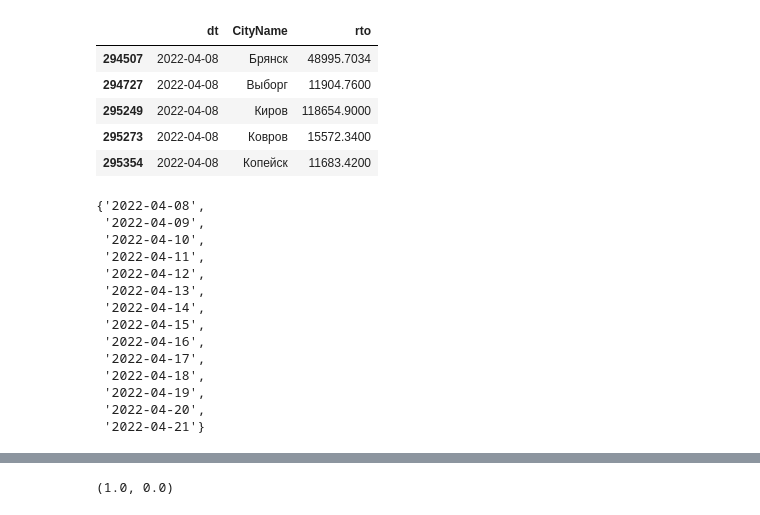
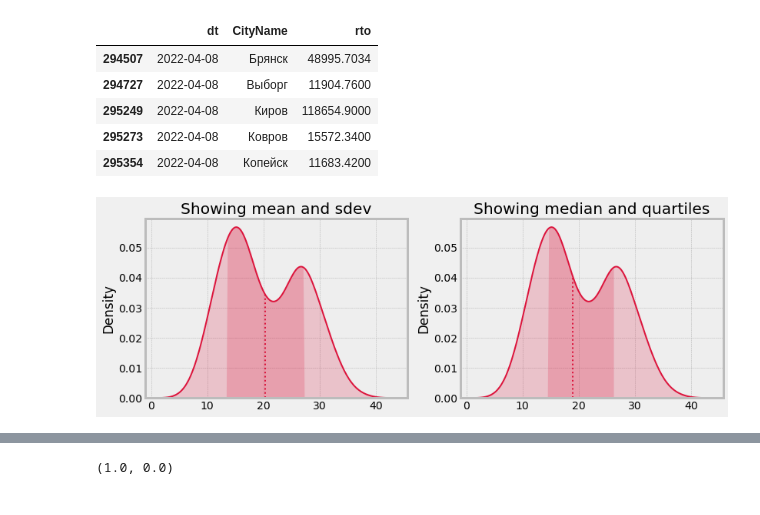
Before and after one commit to repinmihail/TestLab, a Jupyter notebook: development/dev-offline-units-exp.ipynb, the cells around one changed output, grey strips where cells are left out. Cells and saved outputs as stored; diff of their text form; code cells hidden in the pictures.

```diff
--- a/development/dev-offline-units-exp.ipynb
+++ b/development/dev-offline-units-exp.ipynb
@@ -878,23 +878,6 @@ validation_cities.head()
 | 295249 | 2022-04-08 | Киров | 118654.9000 |
 | 295273 | 2022-04-08 | Ковров | 15572.3400 |
 | 295354 | 2022-04-08 | Копейск | 11683.4200 |
-# %%
-set(validation_cities["dt"].values)
-# %% [output]
-{'2022-04-08',
- '2022-04-09',
- '2022-04-10',
- '2022-04-11',
- '2022-04-12',
- '2022-04-13',
- '2022-04-14',
- '2022-04-15',
- '2022-04-16',
- '2022-04-17',
- '2022-04-18',
- '2022-04-19',
- '2022-04-20',
- '2022-04-21'}
 # %%
 def plot_ci(difference, point_estimation, ci):
     sns.kdeplot(difference, label='kde статистики')
@@ -905,6 +887,32 @@ def plot_ci(difference, point_estimation, ci):
     plt.title('Доверительный интервал')
     plt.legend()
     plt.show()
+# %%
+# пример визуализации доверительного интервала - TODO
+
+x = np.random.normal(np.tile(np.random.uniform(10, 30, 5), 50), 3)
+fig, axes = plt.subplots(ncols=2, figsize=(12, 4))
+for ax in axes:
+    sns.kdeplot(x, fill=False, color='crimson', ax=ax)
+    kdeline = ax.lines[0]
+    xs = kdeline.get_xdata()
+    ys = kdeline.get_ydata()
+    if ax == axes[0]:
+        middle = x.mean()
+        sdev = x.std()
+        left = middle - sdev
+        right = middle + sdev
+        ax.set_title('Showing mean and sdev')
+    else:
+        left, middle, right = np.percentile(x, [25, 50, 75])
+        ax.set_title('Showing median and quartiles')
+    ax.vlines(middle, 0, np.interp(middle, xs, ys), color='crimson', ls=':')
+    ax.fill_between(xs, 0, ys, facecolor='crimson', alpha=0.2)
+    ax.fill_between(xs, 0, ys, where=(left <= xs) & (xs <= right), interpolate=True, facecolor='crimson', alpha=0.2)
+    # ax.set_ylim(ymin=0)
+plt.show()
+# %% [output]
+[figure, added]
 # %%
 def bootstrap(
     control_group: np.array,
```
Also changed, not shown: parts of 15 cells of this notebook.
